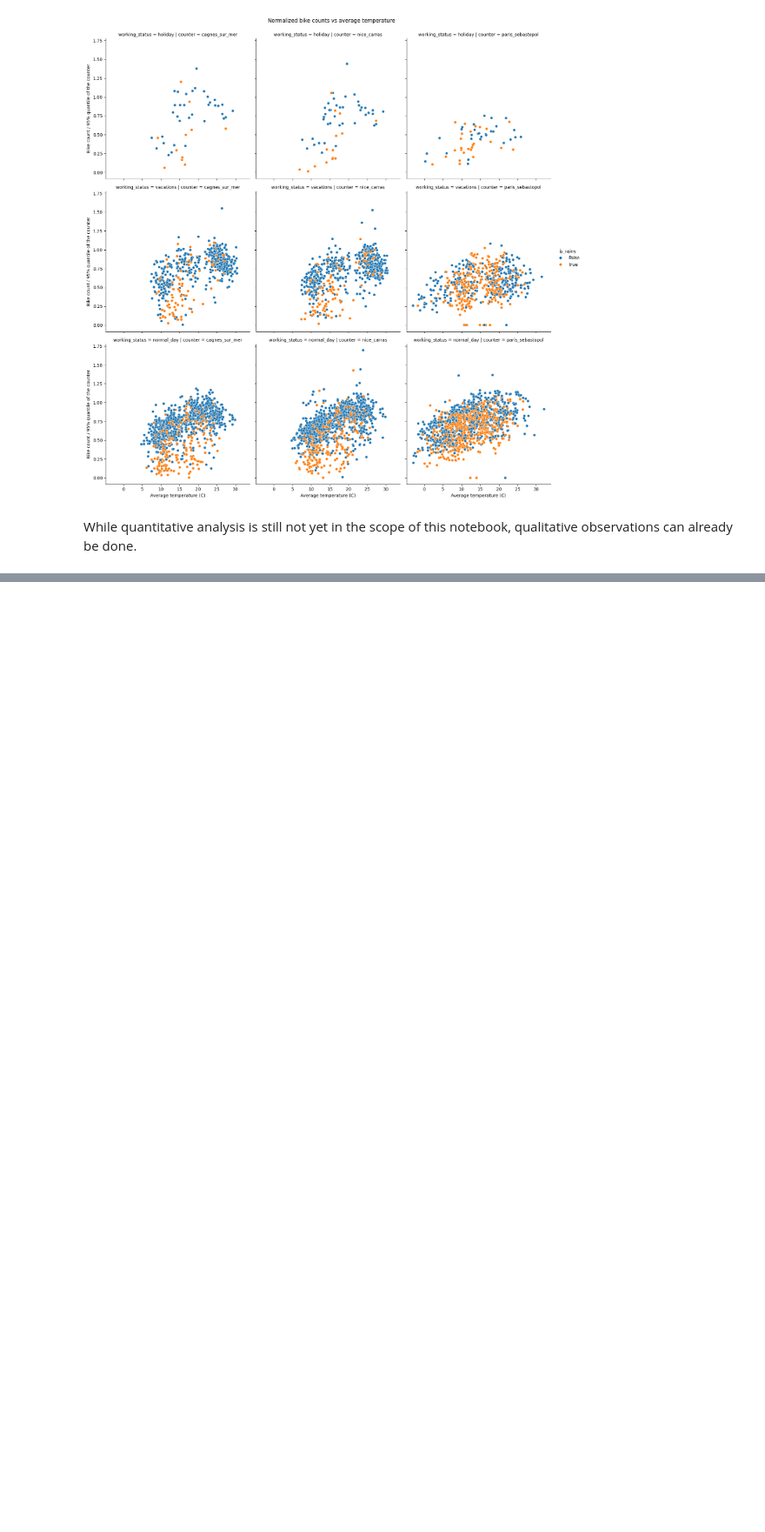
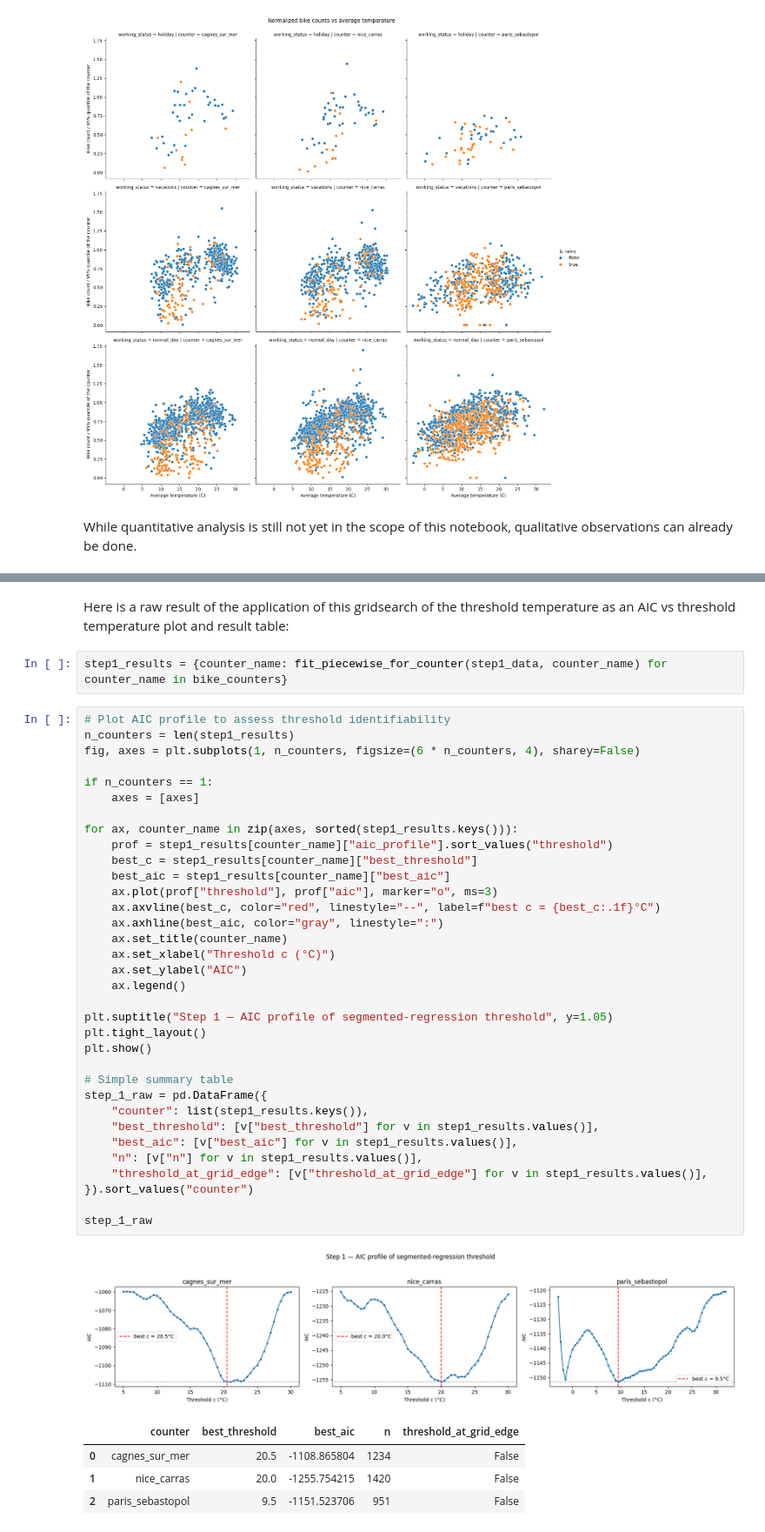
Before and after one commit to picost/bike_counters_playground, a Jupyter notebook: 02_data_exploration.ipynb, the cells around one changed output, grey strips where cells are left out. Shown at 87% size. Saved outputs shown, nothing was run; the diff lists cells and outputs as text; blank space fills up the shorter version.

```diff
--- a/02_data_exploration.ipynb
+++ b/02_data_exploration.ipynb
@@ -543,0 +750,44 @@ plt.show()
+# %% [markdown]
+Here is a raw result of the application of this gridsearch of the threshold temperature as an AIC vs threshold temperature plot and result table:
+# %%
+step1_results = {counter_name: fit_piecewise_for_counter(step1_data, counter_name) for counter_name in bike_counters}
+# %%
+# Plot AIC profile to assess threshold identifiability
+n_counters = len(step1_results)
+fig, axes = plt.subplots(1, n_counters, figsize=(6 * n_counters, 4), sharey=False)
+
+if n_counters == 1:
+    axes = [axes]
+
+for ax, counter_name in zip(axes, sorted(step1_results.keys())):
+    prof = step1_results[counter_name]["aic_profile"].sort_values("threshold")
+    best_c = step1_results[counter_name]["best_threshold"]
+    best_aic = step1_results[counter_name]["best_aic"]
+    ax.plot(prof["threshold"], prof["aic"], marker="o", ms=3)
+    ax.axvline(best_c, color="red", linestyle="--", label=f"best c = {best_c:.1f}°C")
+    ax.axhline(best_aic, color="gray", linestyle=":")
+    ax.set_title(counter_name)
+    ax.set_xlabel("Threshold c (°C)")
+    ax.set_ylabel("AIC")
+    ax.legend()
+
+plt.suptitle("Step 1 — AIC profile of segmented-regression threshold", y=1.05)
+plt.tight_layout()
+plt.show()
+
+# Simple summary table
+step_1_raw = pd.DataFrame({
+    "counter": list(step1_results.keys()),
+    "best_threshold": [v["best_threshold"] for v in step1_results.values()],
+    "best_aic": [v["best_aic"] for v in step1_results.values()],
+    "n": [v["n"] for v in step1_results.values()],
+    "threshold_at_grid_edge": [v["threshold_at_grid_edge"] for v in step1_results.values()],
+}).sort_values("counter")
+
+step_1_raw
+# %% [output]
+[figure, added]
+|  | counter | best_threshold | best_aic | n | threshold_at_grid_edge |
+| 0 | cagnes_sur_mer | 20.5 | -1108.865804 | 1234 | False |
+| 1 | nice_carras | 20.0 | -1255.754215 | 1420 | False |
+| 2 | paris_sebastopol | 9.5 | -1151.523706 | 951 | False |
```
Also changed, not shown: parts of 57 cells of this notebook.
